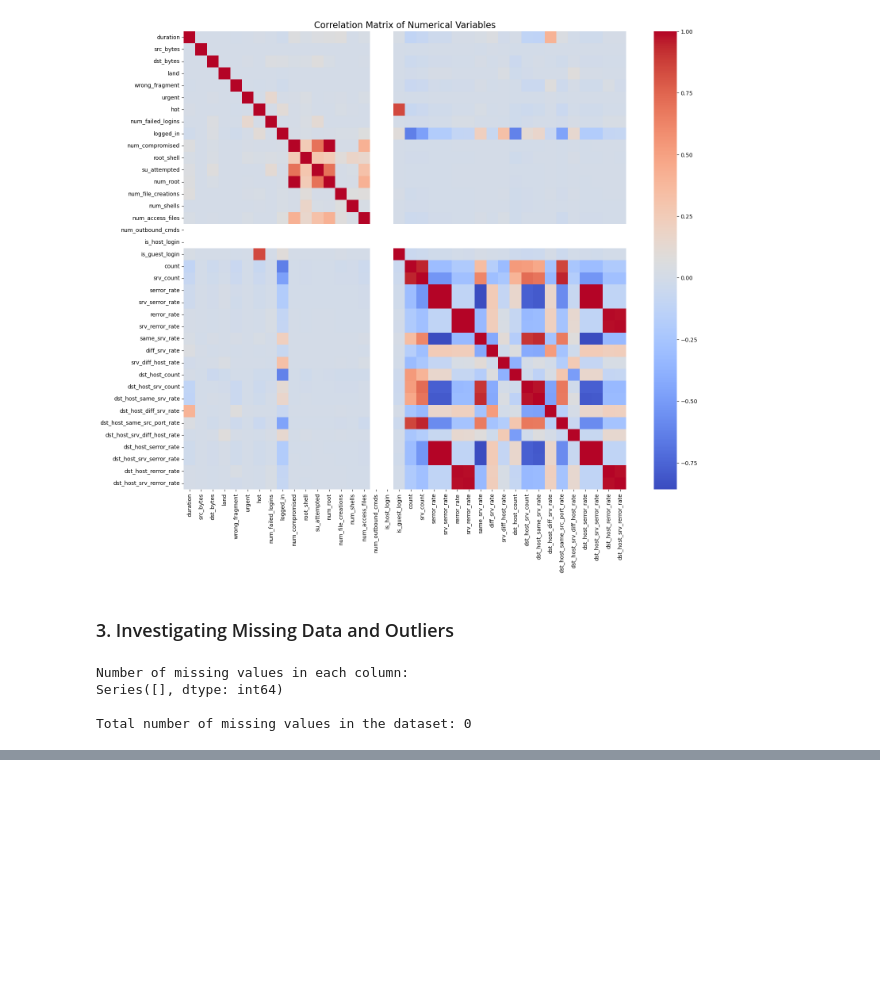
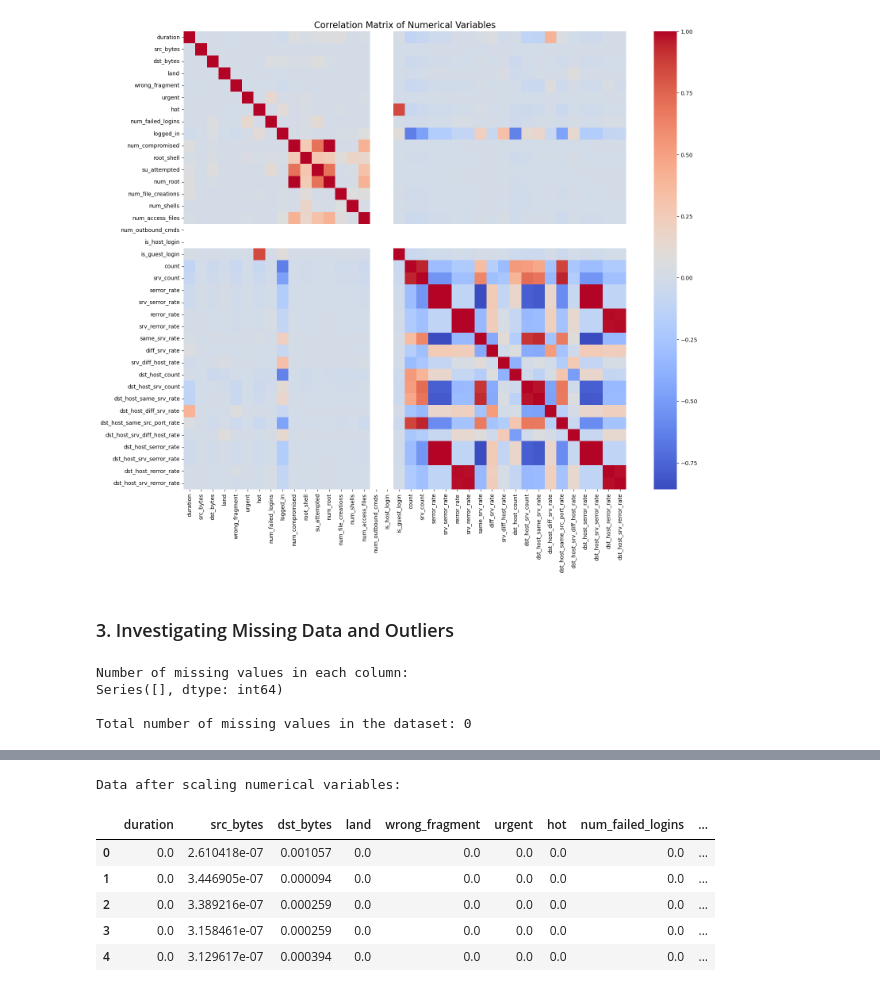
Before and after one commit to lukassso/python-mini-projects, a Jupyter notebook: machine-learning/ml_final_projects/04_network_anomaly_detection.ipynb, the cells around one changed output, grey strips where cells are left out. Cells and saved outputs as stored; diff of their text form; code cells hidden in the pictures; blank space fills up the shorter version.

```diff
--- a/machine-learning/ml_final_projects/04_network_anomaly_detection.ipynb
+++ b/machine-learning/ml_final_projects/04_network_anomaly_detection.ipynb
@@ -229,0 +264,18 @@ Total number of missing values in the dataset: 0
+# %%
+# Initialize the scaler
+scaler = MinMaxScaler()
+
+# Apply the scaler to numerical columns
+# Important: only scale the original numerical columns, not those newly created by get_dummies
+df_prep[numerical_cols] = scaler.fit_transform(df_prep[numerical_cols])
+
+print("\nData after scaling numerical variables:")
+display(df_prep.head())
+# %% [output]
+Data after scaling numerical variables:
+|  | duration | src_bytes | dst_bytes | land | wrong_fragment | urgent | hot | num_failed_logins | ... |
+| 0 | 0.0 | 2.610418e-07 | 0.001057 | 0.0 | 0.0 | 0.0 | 0.0 | 0.0 | ... |
+| 1 | 0.0 | 3.446905e-07 | 0.000094 | 0.0 | 0.0 | 0.0 | 0.0 | 0.0 | ... |
+| 2 | 0.0 | 3.389216e-07 | 0.000259 | 0.0 | 0.0 | 0.0 | 0.0 | 0.0 | ... |
+| 3 | 0.0 | 3.158461e-07 | 0.000259 | 0.0 | 0.0 | 0.0 | 0.0 | 0.0 | ... |
+| 4 | 0.0 | 3.129617e-07 | 0.000394 | 0.0 | 0.0 | 0.0 | 0.0 | 0.0 | ... |
```
Also changed, not shown: parts of 5 cells of this notebook, 1 other file.
